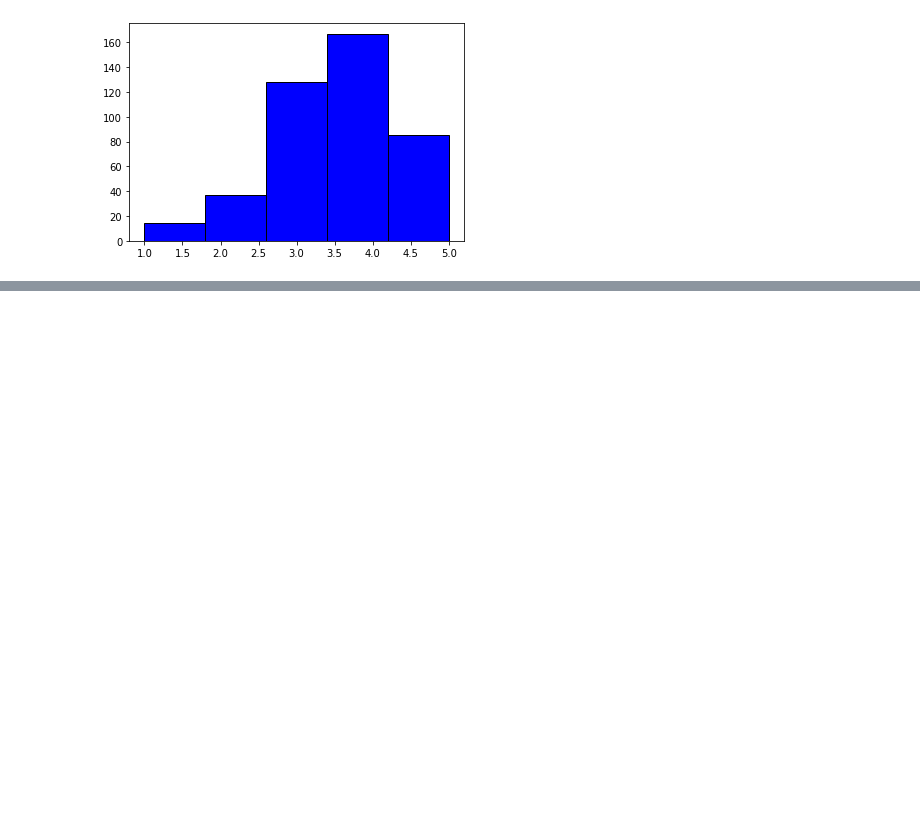
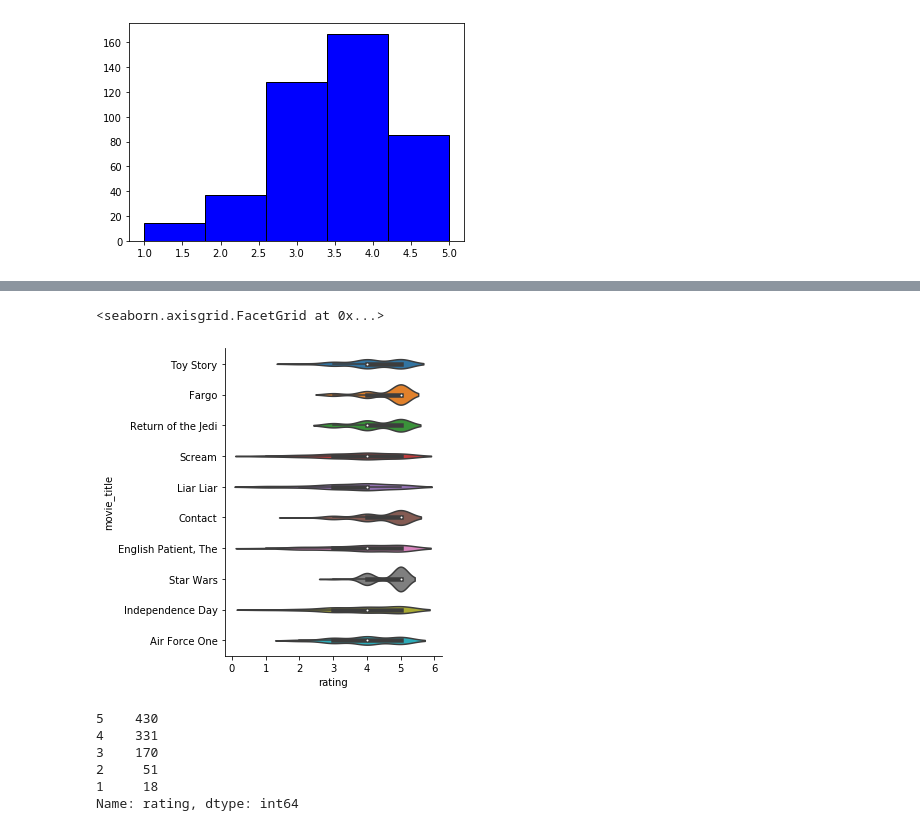
Before and after one commit to Tzongjie/bt4014_project, a Jupyter notebook: data_simulation.ipynb, the cells around one changed output, grey strips where cells are left out. Drawn from its saved outputs; the diff is of its cells as text; code cells hidden in the pictures; blank space fills up the shorter version.

```diff
--- a/data_simulation.ipynb
+++ b/data_simulation.ipynb
@@ -131,14 +163,0 @@ num_sim = 1000
-# %%
-# Step 5
-# create a new dictionary to store the simulated results
-simulated_feat = {}
-
-for feat in features:
-    # create new key
-    simulated_feat[feat] = []
-    # generate simulations
-    sims = feat_distrib[feat].rvs(num_simulation)
-    # assign to key
-    simulated_feat[feat] = sims
-
-print(simulated_feat)
@@ -152,0 +164,16 @@ for feat in features:
+# %%
+# round up all the numbers
+import math
+
+def changetocat(rating):
+    if rating > 5:
+        return 5
+    elif rating < 1:
+        return 1
+    else:
+        return math.ceil(rating)
+
+for movie in movies:
+    simulated_feat[movie] = [changetocat(item) for item in simulated_feat[movie]]
+
+print(simulated_feat)
@@ -152,0 +182,9 @@ for feat in features:
+# %%
+# convert back to dataframe
+
+sim_df = pd.DataFrame()
+for movie in simulated_feat:
+    temp_df = pd.DataFrame({'rating': simulated_feat[movie], 'movie_title': [movie]*len(simulated_feat[movie])})
+    sim_df = pd.concat([sim_df, temp_df])
+
+sim_df.head()
@@ -152,0 +198,15 @@ for feat in features:
+# %%
+sns.catplot(x="rating", y="movie_title",
+            kind="violin", data=sim_df)
+# %% [output]
+<seaborn.axisgrid.FacetGrid at 0x...>
+[figure, added]
+# %%
+sim_df.rating.value_counts()
+# %% [output]
+5    430
+4    331
+3    170
+2     51
+1     18
+Name: rating, dtype: int64
```
Also changed, not shown: parts of 11 cells of this notebook.
